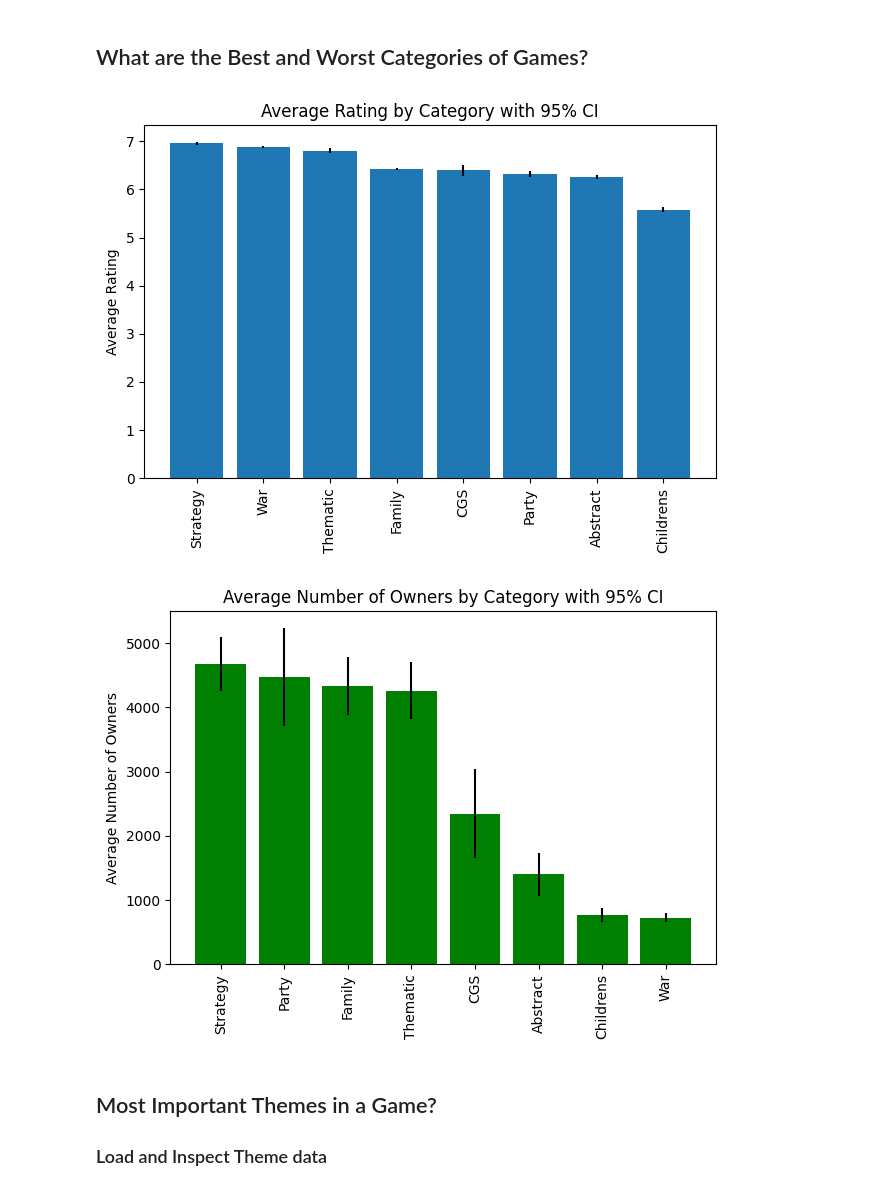
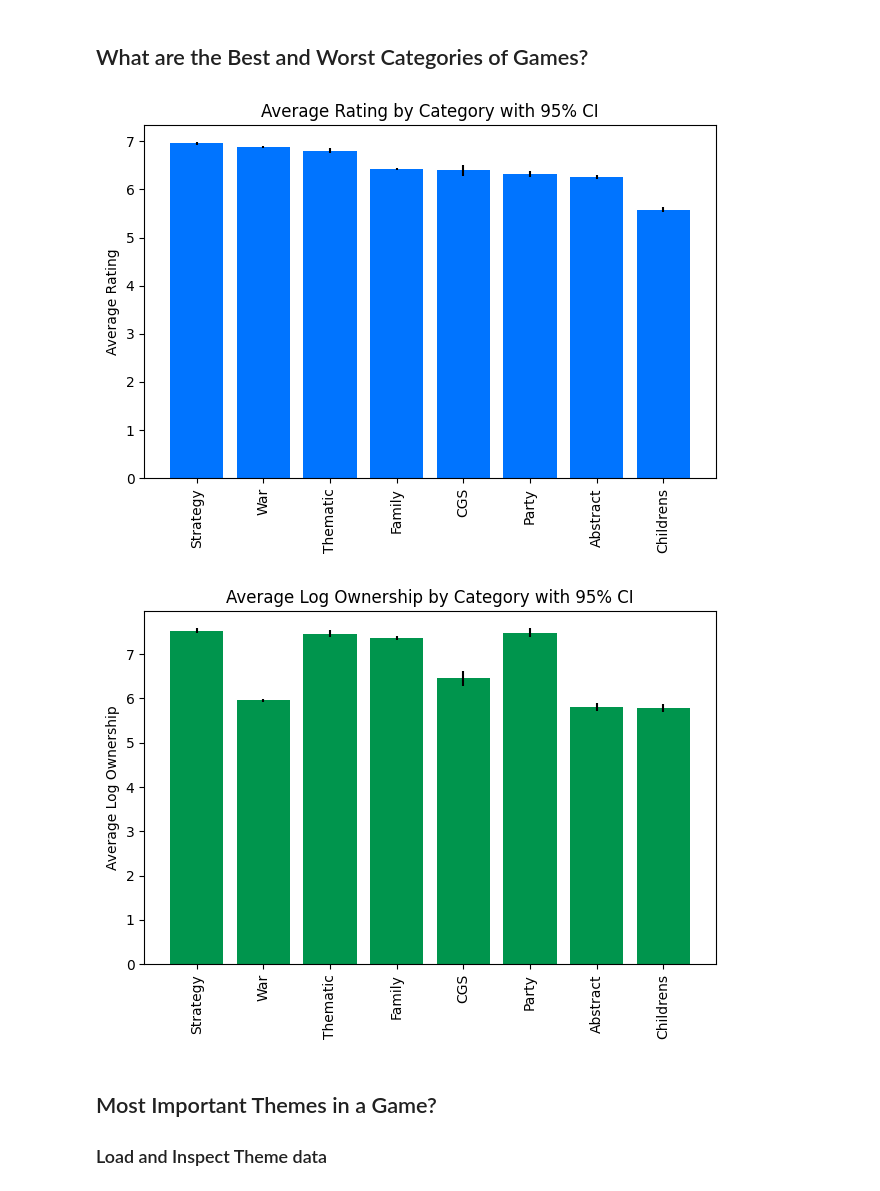
Before and after one commit to nathan-wheeler/boardgame-analysis, a Jupyter notebook: BGG_EDA.ipynb, the cells around one changed output. Drawn from its saved outputs; the diff is of its cells as text; code cells hidden in the pictures.

```diff
--- a/BGG_EDA.ipynb
+++ b/BGG_EDA.ipynb
@@ -247,0 +308,7 @@ dtype: float64
+# %%
+games['NumOwned_Log'] = np.log1p(games['NumOwned'])
+sns.kdeplot(games["NumOwned_Log"], fill=True, color="#00954d")
+plt.xlabel("Number Owned")
+plt.title("Distribution of Average Log-Transformed Number of Games Owned across Board Games")
+plt.show()
+games[["NumOwned_Log"]].mean()
@@ -345,10 +488,10 @@ BestPlayers  -0.180257     1.000000
 # %%
 cat_cols = [col for col in games.columns if col.startswith("Cat:")]
 
-cat_df = games[["Name", "BGGId", "AvgRating", "NumOwned"] + cat_cols].copy()
+cat_df = games[["Name", "BGGId", "AvgRating", "NumOwned_Log"] + cat_cols].copy()
 cat_df.set_index("Name",inplace=True)
 cat_long = cat_df.melt(
-    id_vars=["BGGId", "AvgRating", "NumOwned"],
+    id_vars=["BGGId", "AvgRating", "NumOwned_Log"],
     value_vars=cat_cols,
     var_name="Category",
     value_name="Included"
@@ -366,6 +509,7 @@ plt.figure()
 plt.bar(
     rating_summary["Category"],
     rating_summary["Value"],
+    color = '#0074ff',
     yerr=[
         rating_summary["Value"] - rating_summary["CI_Lower"],
         rating_summary["CI_Upper"] - rating_summary["Value"]
@@ -377,30 +521,30 @@ plt.ylabel("Average Rating")
 plt.tight_layout()
 plt.show()
 # %% [output]
-[figure, old version]
+[figure, new version]
 # %%
 # Summarize NumOwned
-owned_summary = summarize_ci(cat_long, "NumOwned", "Category")
-owned_summary = owned_summary.sort_values("Value", ascending=False)
+owned_summary = summarize_ci(cat_long, "NumOwned_Log", "Category")
+owned_summary = owned_summary.set_index("Category").loc[rating_summary["Category"].tolist()].reset_index()
 
 # Plot NumOwned
 plt.figure()
 plt.bar(
     owned_summary["Category"],
     owned_summary["Value"],
+    color = "#00954d",
     yerr=[
         owned_summary["Value"] - owned_summary["CI_Lower"],
         owned_summary["CI_Upper"] - owned_summary["Value"]
-    ],
-    color="green"
+    ]
 )
 plt.xticks(rotation=90)
-plt.title("Average Number of Owners by Category with 95% CI")
-plt.ylabel("Average Number of Owners")
+plt.title("Average Log Ownership by Category with 95% CI")
+plt.ylabel("Average Log Ownership")
 plt.tight_layout()
 plt.show()
 # %% [output]
-[figure, old version]
+[figure, new version]
 # %% [markdown]
 ## Most Important Themes in a Game?
 
```
Also changed, not shown: parts of 36 cells of this notebook, 1 other file.
